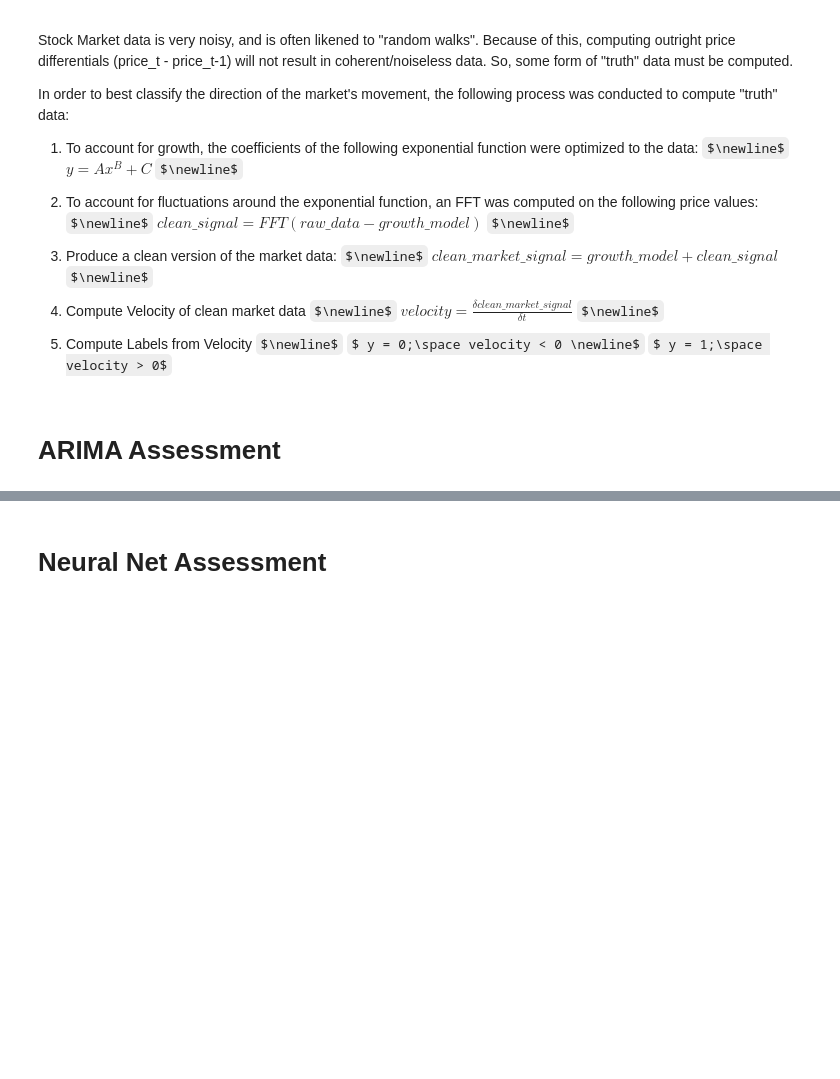
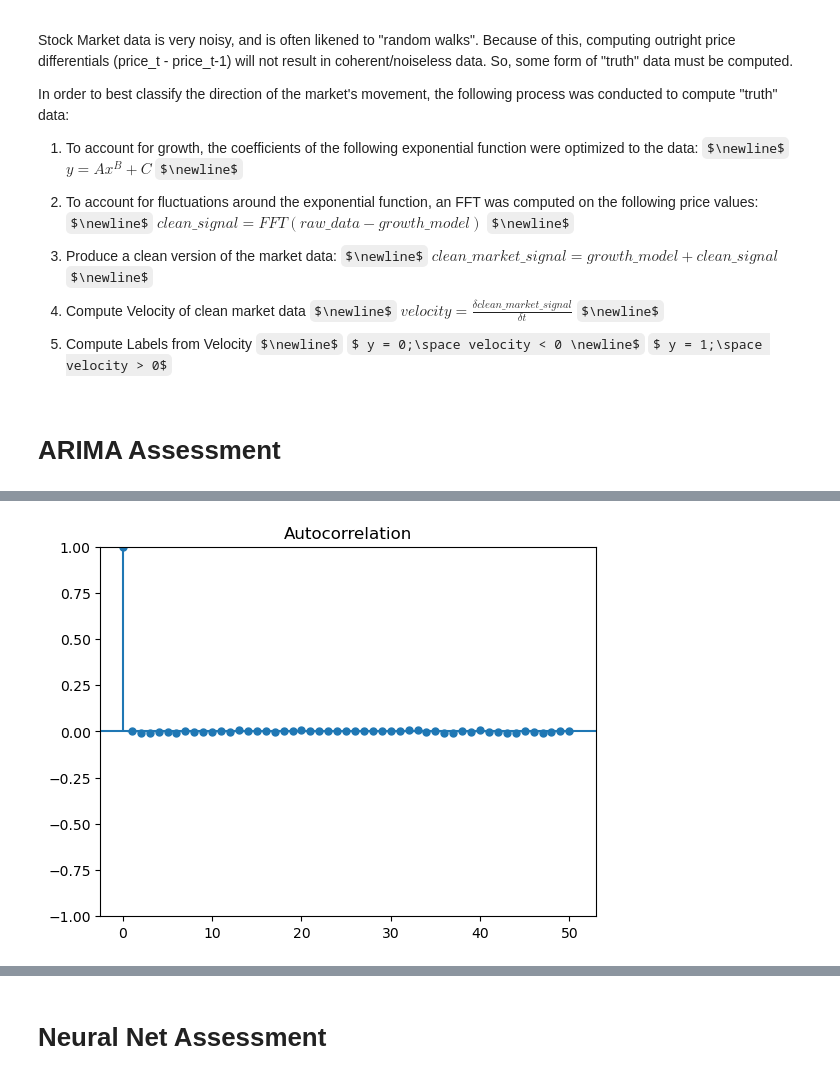
Before and after one commit to sindarian/market-trend-classification, a Jupyter notebook: analysis_driver.ipynb, the cells around one changed output, grey strips where cells are left out. Cells and saved outputs as stored; diff of their text form; code cells hidden in the pictures; some formulas as TeX source; blank space fills up the shorter version.

```diff
--- a/analysis_driver.ipynb
+++ b/analysis_driver.ipynb
@@ -63,0 +101,8 @@ $ y = 1;\space velocity > 0$
+# %%
+plot_acf(data_df[[sig_col]].diff().dropna());
+
+# given the spike at 1 with the values significantly dropping off and
+# staying around 0, we use 1 as the initial moving average param
+q = 1
+# %% [output]
+[figure, added]
```
Also changed, not shown: parts of 6 cells of this notebook, 2 other files.
